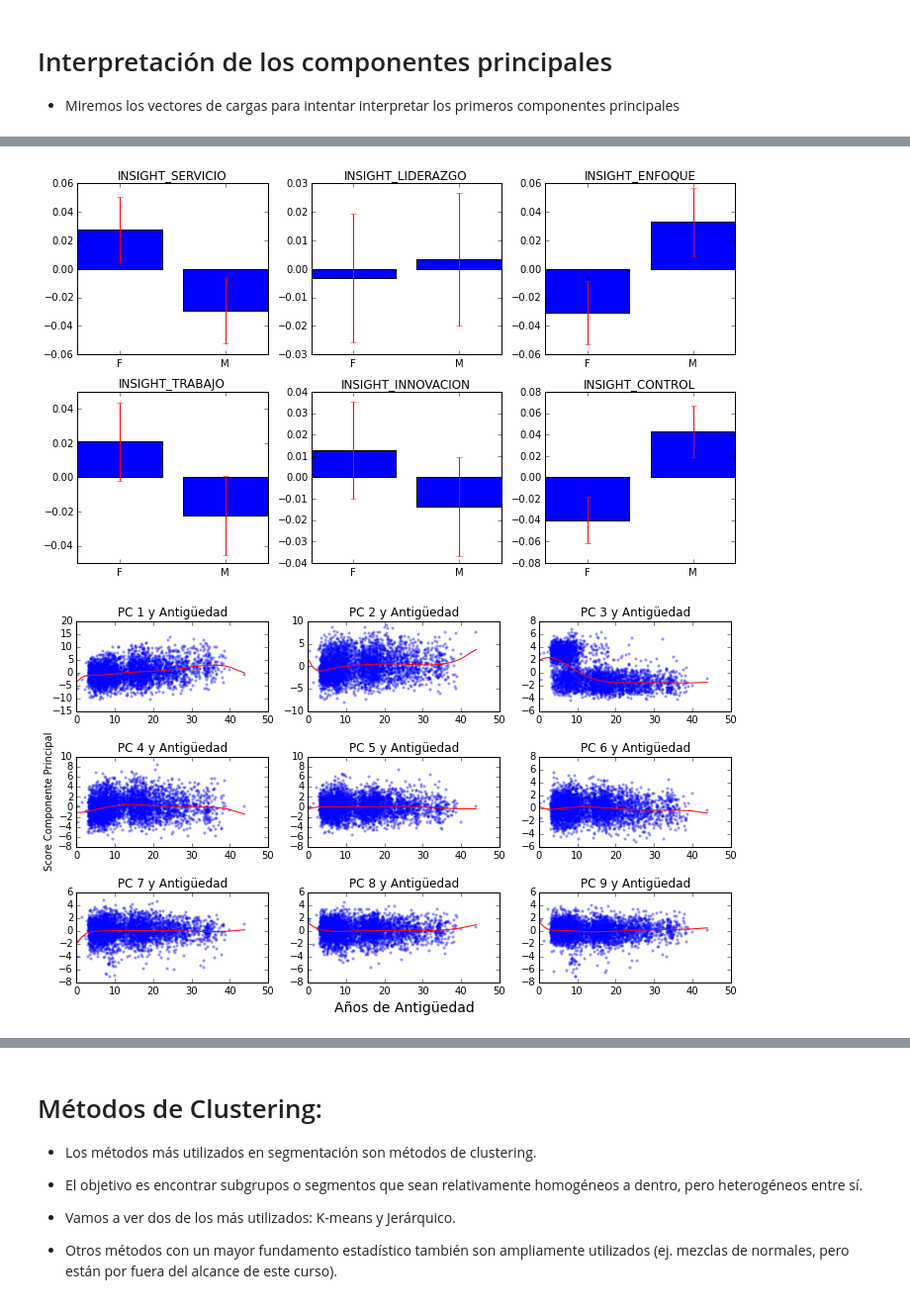
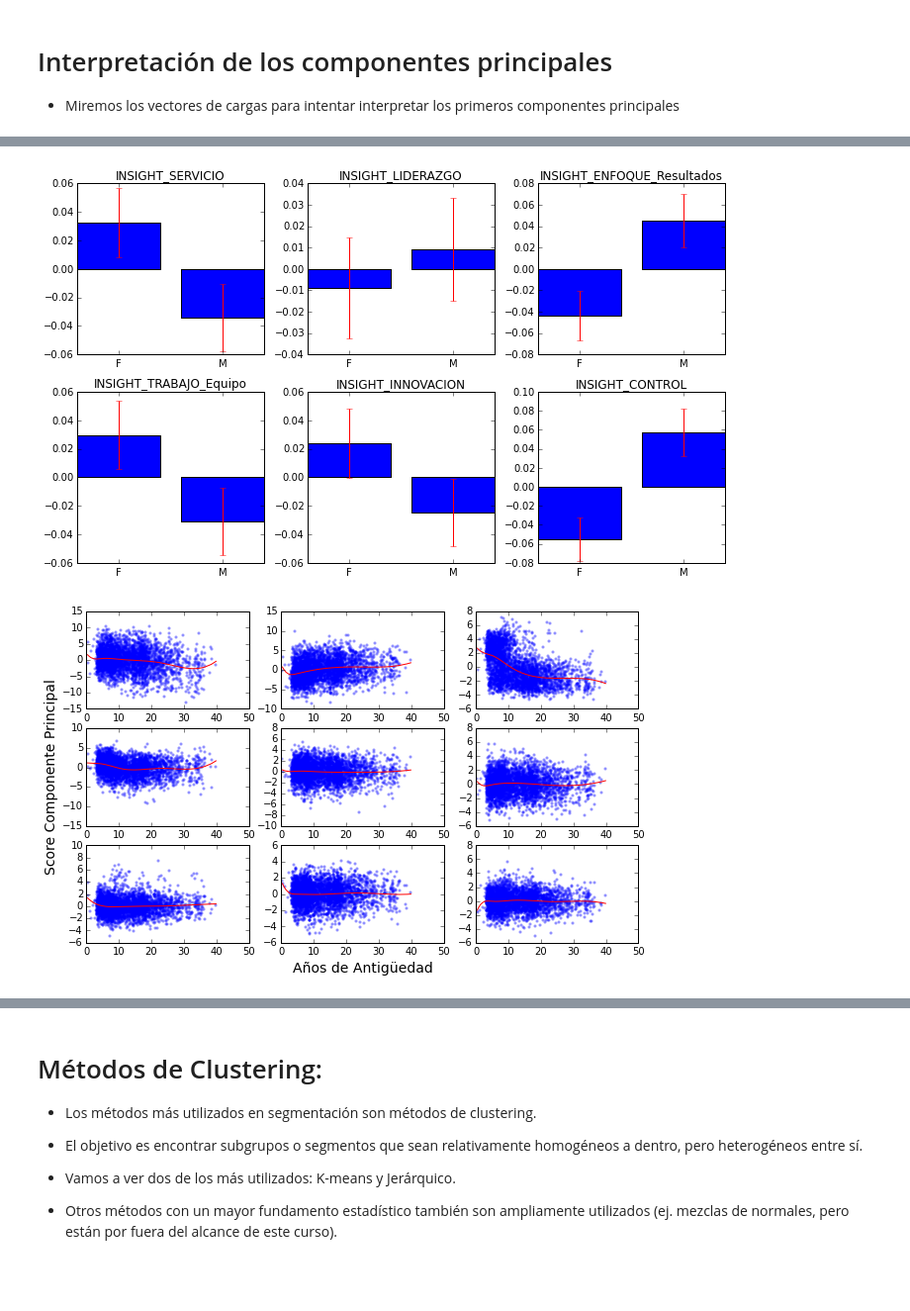
Before and after one commit to dvaughan79/New_CIDE_Analytics, a Jupyter notebook: 12_ClusteringSegmentation.ipynb, the cells around one changed output, grey strips where cells are left out. Shown at 99% size. Cells and saved outputs as stored; diff of their text form; code cells hidden in the pictures; blank space fills up the shorter version.

```diff
--- a/12_ClusteringSegmentation.ipynb
+++ b/12_ClusteringSegmentation.ipynb
@@ -255,7 +225,7 @@ plt.xlabel(u'Número de Componentes Principales')
 
 * Miremos los vectores de cargas para intentar interpretar los primeros componentes principales
 # %%
-Loadings = pd.DataFrame(V[:,ind_sorted], index = cols)
+Loadings = pd.DataFrame(V[:,ind_sorted], index = data_psy.keys())
 # Vamos a hacer un plot de las cargas de los primeros dos componentes principales
 for v in range(V.shape[0]):
     if Loadings.iloc[v,0]>= np.percentile(Loadings[0],95):
@@ -307,9 +292,9 @@ niv_labs = ['O','Sec','Prep','Tec','Prof','M']
 plt.figure(figsize=(12,10))
 for p in range(9):
     plt.subplot(3,3,p+1)
-    meanp = pd.DataFrame(Zmat[:,p]).groupby(data.NIVEL_ESCOLAR).mean()
+    meanp = pd.DataFrame(Zmat[:,p]).groupby(data_dem.NIVEL_ESCOLAR).mean()
     meanp = meanp.ix[niv_esc].values
-    semp  = pd.DataFrame(Zmat[:,p]).groupby(data.NIVEL_ESCOLAR).sem()
+    semp  = pd.DataFrame(Zmat[:,p]).groupby(data_dem.NIVEL_ESCOLAR).sem()
     semp  = semp.ix[niv_esc].values
     plt.bar(np.arange(6), meanp, yerr=1.96*semp, ecolor='r', align='center')
     plt.xticks(np.arange(6),niv_labs)
@@ -326,9 +319,9 @@ lab_gen = ['F','M']
 plt.figure(figsize=(12,10))
 for p in range(9):
     plt.subplot(3,3,p+1)
-    meanp = pd.DataFrame(Zmat[:,p]).groupby(data.SEXO).mean()
+    meanp = pd.DataFrame(Zmat[:,p]).groupby(data_dem.SEXO).mean()
     meanp = meanp.ix[lab_gen].values.flatten()
-    semp  = pd.DataFrame(Zmat[:,p]).groupby(data.SEXO).sem()
+    semp  = pd.DataFrame(Zmat[:,p]).groupby(data_dem.SEXO).sem()
     semp  = semp.ix[lab_gen].values.flatten()
     plt.bar(np.arange(2), meanp, yerr=1.96*semp, ecolor='r', align='center')
     plt.xticks(np.arange(2),lab_gen)
@@ -364,11 +357,11 @@ Name: 2, dtype: float64
 # %%
 # veamos cómo están los hombres y las mujeres en insight
 plt.figure(figsize=(10,6))
-insight_ind = pd.Series(cols).str.contains('INSIGHT').values.flatten()
-labs = np.asarray(cols)[insight_ind]
+insight_ind = pd.Series(data_psy.keys()).str.contains('INSIGHT').values.flatten()
+labs = np.asarray(data_psy.keys())[insight_ind]
 for k in range(int(np.sum(insight_ind))):
-    meank = xmat_dem.iloc[:,insight_ind].iloc[:,k].groupby(data.SEXO).mean()
-    semk  = xmat_dem.iloc[:,insight_ind].iloc[:,k].groupby(data.SEXO).sem().values.flatten()
+    meank = xmat_dem.iloc[:,insight_ind].iloc[:,k].groupby(data_dem.SEXO).mean()
+    semk  = xmat_dem.iloc[:,insight_ind].iloc[:,k].groupby(data_dem.SEXO).sem().values.flatten()
     labsk = np.asarray(meank.index)
     meank = meank.values.flatten()
     plt.subplot(2,3,k+1)
@@ -377,7 +370,7 @@ for k in range(int(np.sum(insight_ind))):
     plt.xticks(np.arange(2), labsk)
 plt.tight_layout()
 # %% [output]
-[figure, old version]
+[figure, new version]
 # %%
 import olsdan as ols
 
@@ -412,23 +405,22 @@ def spline_smoother(y,x,K):
     df = pd.DataFrame(np.concatenate((yest,xest),axis=1), columns=['yest','xest']).sort(columns=['xest'])
     return df.yest, df.xest
 # %%
+nobs = data_dem.shape[0]
 plt.figure(figsize=(10,6))
 for v in range(9):
     plt.subplot(3,3,v+1)
-    plt.scatter(antiguedad_anio, Zmat[:,v], s=5, color='b', alpha=0.3)
+    plt.scatter(data_dem.Antiguedad, Zmat[:,v], s=5, color='b', alpha=0.3)
     # Usemos un scatterplot smoother para tratar de visualizar alguna relación
     yv,xv = spline_smoother(Zmat[:,v].reshape((nobs,1)),
-                            np.asarray(antiguedad_anio).reshape((nobs,1)),3)
+                            np.asarray(data_dem.Antiguedad).reshape((nobs,1)),3)
     plt.plot(xv,yv, color='r')
     # optimicemos el espacio
     ymin, ymax = plt.ylim()
     plt.axis([0,50,ymin,ymax])
-    fig_tit = 'PC ' + str(v+1) + u' y Antigüedad'
-    plt.title(fig_tit)
+    fig_tit = 'Componente Principal ' + str(v+1) + u' y Antigüedad'
     if v==3:
-        plt.ylabel('Score Componente Principal',fontsize=10)
+        plt.ylabel('Score Componente Principal',fontsize=14)
     if v==7:
         plt.xlabel(u'Años de Antigüedad',fontsize=14)
-plt.tight_layout()
 # %% [output]
-[figure, old version]
+[figure, new version]
```
Also changed, not shown: parts of 39 cells of this notebook, 1 other file.
